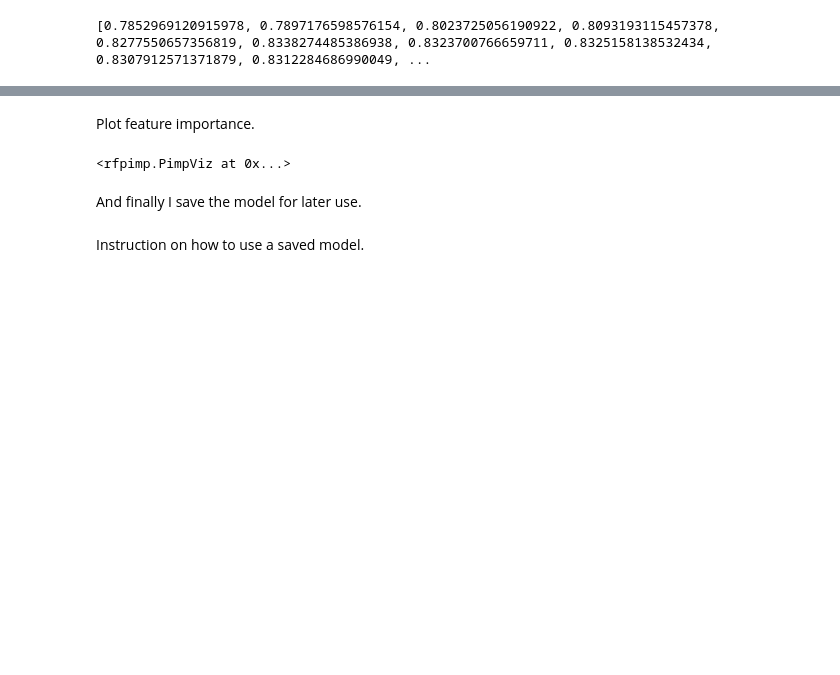
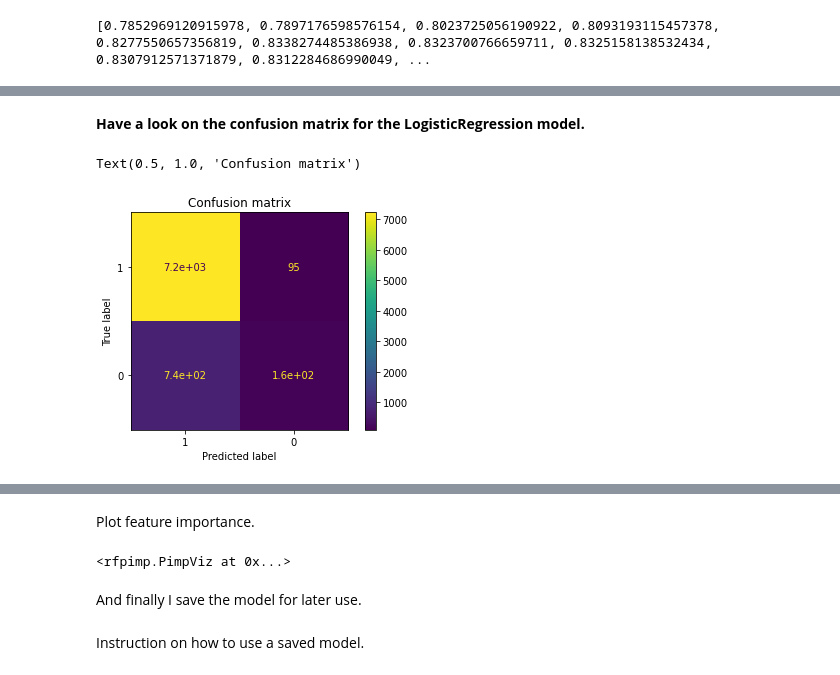
Before and after one commit to anti-beeh/final-project, a Jupyter notebook: notebooks/3-modeling.ipynb, the cells around one changed output, grey strips where cells are left out. Cells and saved outputs as stored; diff of their text form; code cells hidden in the pictures; blank space fills up the shorter version.

```diff
--- a/notebooks/3-modeling.ipynb
+++ b/notebooks/3-modeling.ipynb
@@ -174,2 +201,2 @@ Now I train the best classifier with the right parameters.
 # %%
-X_train, X_test, y_train, y_test = train_test_split(X, y, test_size=0.2, random_state=42)
+X_train, X_test, y_train, y_test = train_test_split(X, y, test_size=0.20, random_state=5)
@@ -175,0 +222,8 @@ X_train, X_test, y_train, y_test = train_test_split(X, y, test_size=0.2, random_
+# %% [markdown]
+**Have a look on the confusion matrix for the LogisticRegression model.**
+# %%
+disp = plot_confusion_matrix(lr, X_test, y_test, display_labels=y_test)
+disp.ax_.set_title("Confusion matrix")
+# %% [output]
+Text(0.5, 1.0, 'Confusion matrix')
+[figure, added]
```
Also changed, not shown: parts of 31 cells of this notebook.
